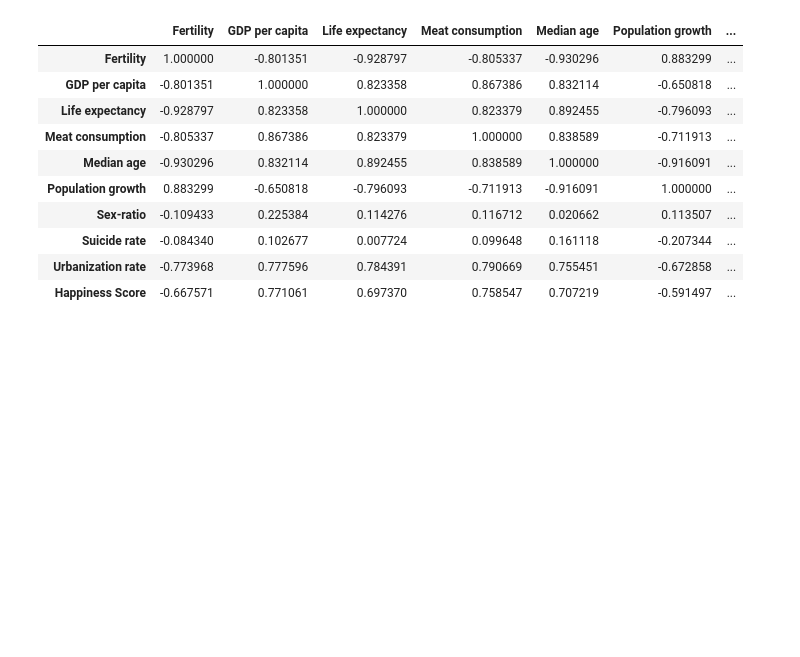
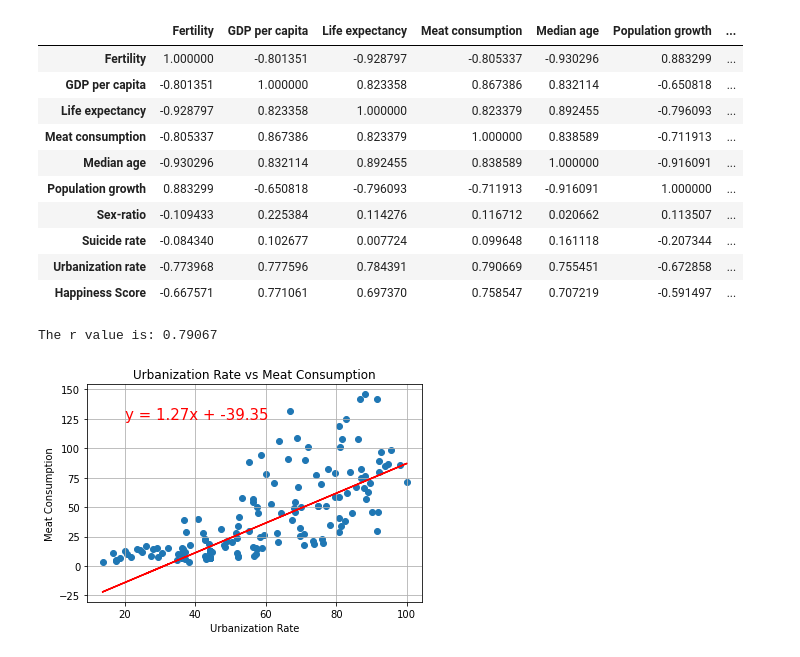
Before and after one commit to ermcgrew/bootcamp_project_one, a Jupyter notebook: data_analysis.ipynb, the cells around one changed output. Saved outputs shown, nothing was run; the diff lists cells and outputs as text; code cells hidden in the pictures; blank space fills up the shorter version.

```diff
--- a/data_analysis.ipynb
+++ b/data_analysis.ipynb
@@ -185,3 +177,24 @@ world_data.corr()
 #3rd relationship. Meat consumption vs Happiness Score
 #4th relationship. Fertility vs Population growth
 #5th relationship. Urbanization vs
+# %%
+urban = world_data["Urbanization rate"]
+countries = world_data["Country"]
+meat = world_data["Meat consumption"]
+# %%
+plt.scatter(urban, meat)
+plt.grid()
+plt.xlabel("Urbanization Rate")
+plt.ylabel("Meat Consumption")
+plt.title("Urbanization Rate vs Meat Consumption")
+
+(slope, intercept, rvalue, pvalue, stderr) = linregress(urban, meat)
+regress_values = urban * slope + intercept
+line_eq = "y = " + str(round(slope,2)) + "x + " + str(round(intercept,2))
+
+plt.plot(urban,regress_values,"r-")
+plt.annotate(line_eq,(20,125),fontsize=15,color="red")
+print(f"The r value is: {round(rvalue, 5)}")
+# %% [output]
+The r value is: 0.79067
+[figure, added]
```
Also changed, not shown: parts of 9 cells of this notebook, 1 other file.
